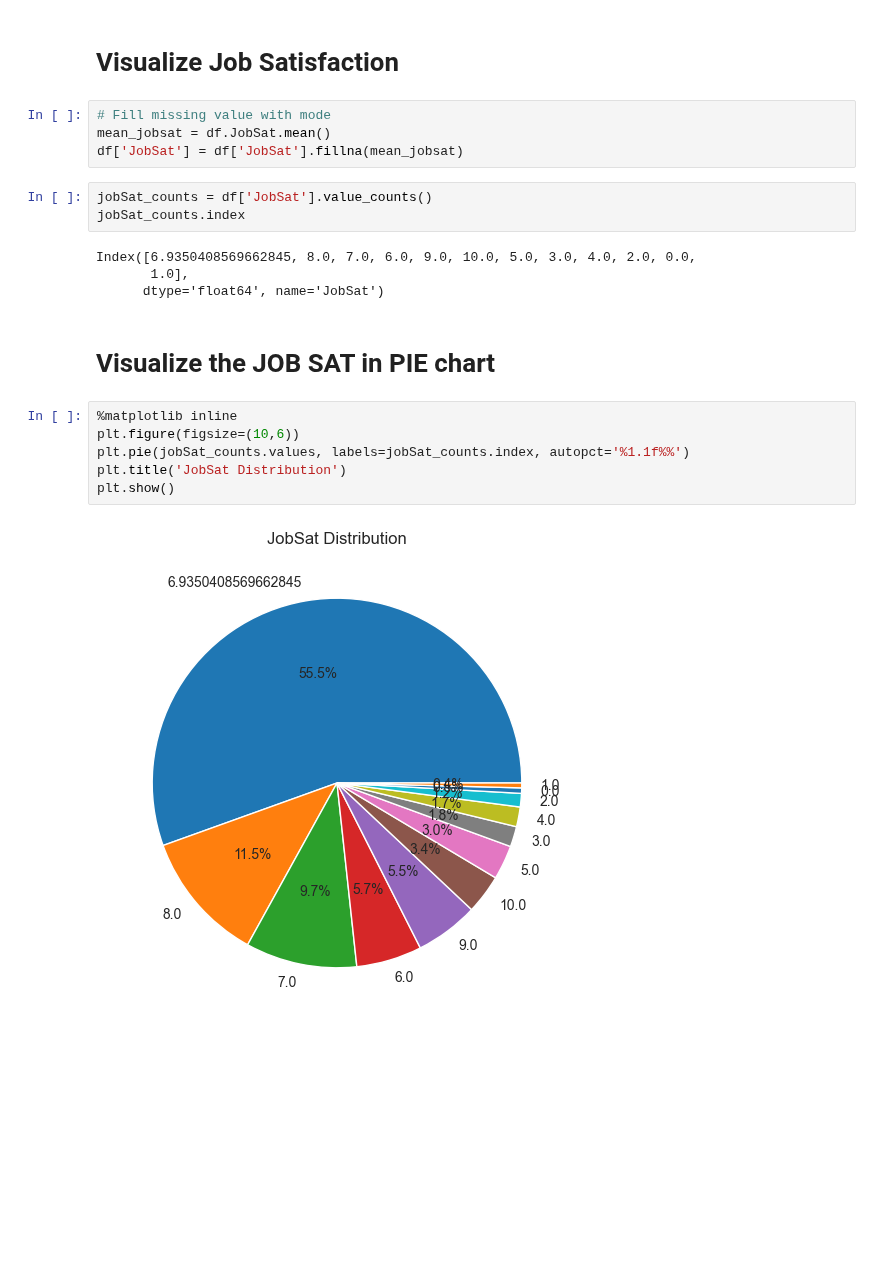
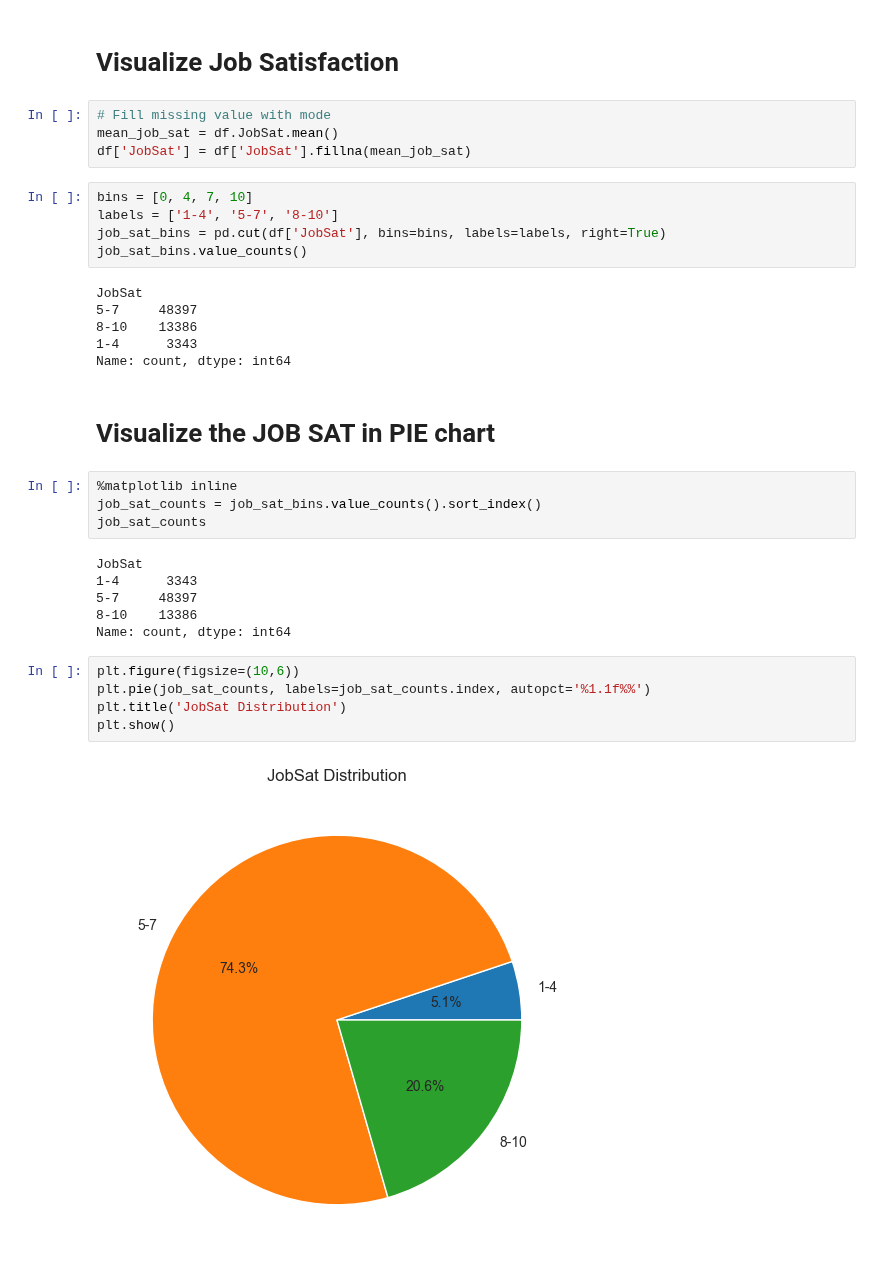
Before and after one commit to Hasan082/Data-Analysis, a Jupyter notebook: Capstone_project/Data_Distribution.ipynb, the cells around one changed output. Drawn from its saved outputs; the diff is of its cells as text; blank space fills up the shorter version.

Commit message:
Job satisfaction pie chart done with group

```diff
--- a/Capstone_project/Data_Distribution.ipynb
+++ b/Capstone_project/Data_Distribution.ipynb
@@ -90,22 +90,35 @@ Name: count, dtype: int64
 # Visualize Job Satisfaction
 # %%
 # Fill missing value with mode
-mean_jobsat = df.JobSat.mean()
-df['JobSat'] = df['JobSat'].fillna(mean_jobsat)
+mean_job_sat = df.JobSat.mean()
+df['JobSat'] = df['JobSat'].fillna(mean_job_sat)
 # %%
-jobSat_counts = df['JobSat'].value_counts()
-jobSat_counts.index
+bins = [0, 4, 7, 10]
+labels = ['1-4', '5-7', '8-10']
+job_sat_bins = pd.cut(df['JobSat'], bins=bins, labels=labels, right=True)
+job_sat_bins.value_counts()
 # %% [output]
-Index([6.9350408569662845, 8.0, 7.0, 6.0, 9.0, 10.0, 5.0, 3.0, 4.0, 2.0, 0.0,
-       1.0],
-      dtype='float64', name='JobSat')
+JobSat
+5-7     48397
+8-10    13386
+1-4      3343
+Name: count, dtype: int64
 # %% [markdown]
 # Visualize the JOB SAT in PIE chart
 # %%
 %matplotlib inline
-plt.figure(figsize=(10,6))
-plt.pie(jobSat_counts.values, labels=jobSat_counts.index, autopct='%1.1f%%')
-plt.title('JobSat Distribution')
-plt.show()
+job_sat_counts = job_sat_bins.value_counts().sort_index()
+job_sat_counts
 # %% [output]
-[figure, removed]
+JobSat
+1-4      3343
+5-7     48397
+8-10    13386
+Name: count, dtype: int64
+# %%
+plt.figure(figsize=(10,6))
+plt.pie(job_sat_counts, labels=job_sat_counts.index, autopct='%1.1f%%')
+plt.title('JobSat Distribution')
+plt.show()
+# %% [output]
+[figure, added]
```
